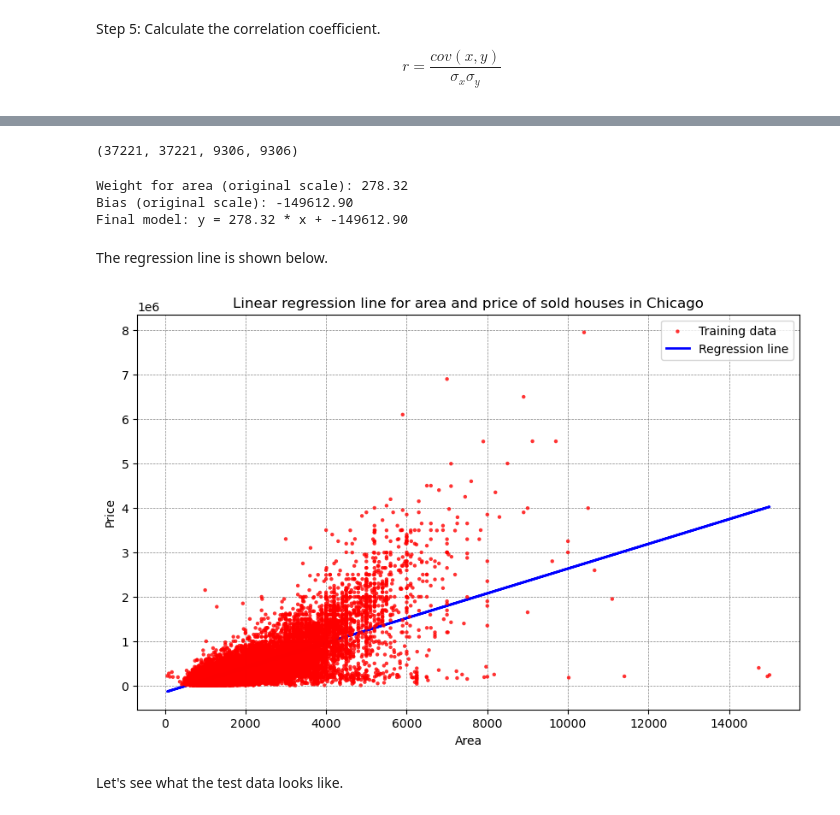
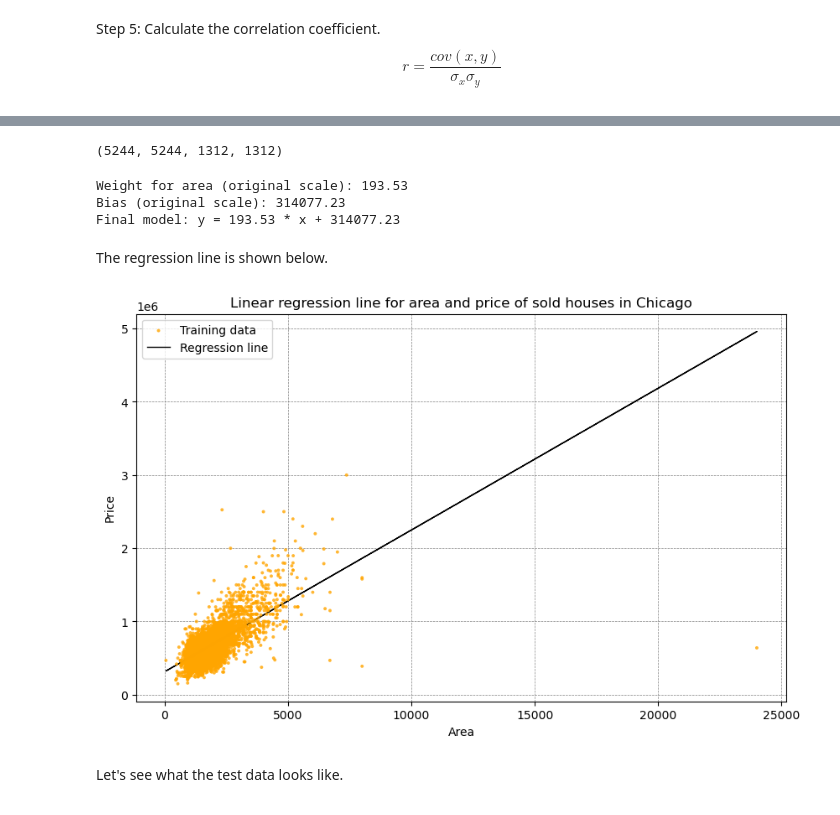
Before and after one commit to Keithsel/mas291-project, a Jupyter notebook: works/regression.ipynb, the cells around one changed output, grey strips where cells are left out. Saved outputs shown, nothing was run; the diff lists cells and outputs as text; code cells hidden in the pictures.

Commit message:
Use sample of data for regression

```diff
--- a/works/regression.ipynb
+++ b/works/regression.ipynb
@@ -12,7 +12,7 @@ print(os.getcwd())
 # %% [output]
 /home/ibi/Documents/GitHub/mas291-project
 # %%
-chicago_data = pd.read_csv('data/cleaned/chicago_sold_cleaned.csv')
+chicago_data = pd.read_csv('data/cleaned/new_york_sample.csv')
 chicago_data.head()
 # %% [output]
 |  | data_source | id | post_link | list_date | sold_date | days_until_sold | price | address | status | ... |
@@ -145,7 +145,7 @@ The gradient descent algorithm is an iterative algorithm that updates the weight
 x_train, x_test, y_train, y_test = train_test_split(x, y, test_size=0.2, random_state=42)
 len(x_train), len(y_train), len(x_test), len(y_test)
 # %% [output]
-(37221, 37221, 9306, 9306)
+(5244, 5244, 1312, 1312)
 # %%
 # Normalize the input features
 x_train_mean = np.mean(x_train)
@@ -201,26 +201,26 @@ print(f"Weight for area (original scale): {w_area_original:.2f}")
 print(f"Bias (original scale): {b_original:.2f}")
 print(f"Final model: y = {w_area_original:.2f} * x + {b_original:.2f}")
 # %% [output]
-Weight for area (original scale): 278.32
-Bias (original scale): -149612.90
-Final model: y = 278.32 * x + -149612.90
+Weight for area (original scale): 193.53
+Bias (original scale): 314077.23
+Final model: y = 193.53 * x + 314077.23
 # %% [markdown]
 The regression line is shown below.
 # %%
 y_pred_train_normalized = w_area * x_train_normalized + b
 y_pred_train = y_pred_train_normalized * y_train_std + y_train_mean
 
 plt.figure(figsize=(10, 6))
 plt.grid(True, which='both', linestyle='--', linewidth=0.5, color='grey', zorder=0)
-plt.scatter(x_train, y_train, alpha=0.8, s=10, color='red', edgecolor='none', zorder=3, label='Training data')
-plt.plot(x_train, y_pred_train, color='blue', linewidth=2, zorder=2, label='Regression line')
+plt.scatter(x_train, y_train, alpha=0.8, s=8, color='orange', edgecolor='none', zorder=3, label='Training data')
+plt.plot(x_train, y_pred_train, color='black', linewidth=1, zorder=2, label='Regression line')
 plt.title('Linear regression line for area and price of sold houses in Chicago')
 plt.xlabel('Area')
 plt.ylabel('Price')
 plt.legend()
 plt.show()
 # %% [output]
-[figure, old version]
+[figure, new version]
 # %% [markdown]
 Let's see what the test data looks like.
 # %%
```
Also changed, not shown: parts of 13 cells of this notebook, 2 other files.
